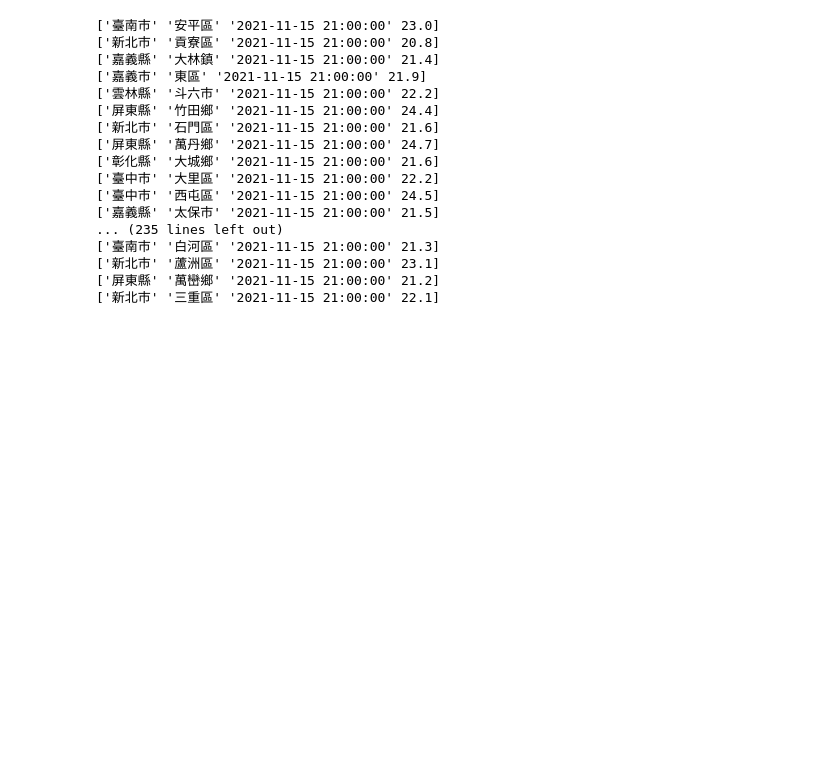
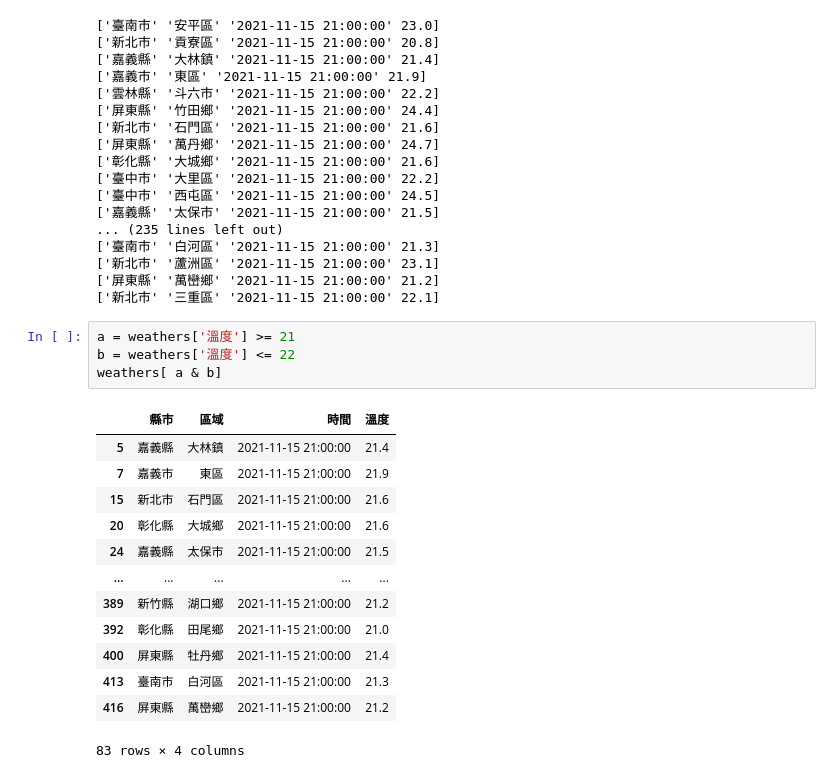
Before and after one commit to roberthsu2003/PythonForDataAnalysis, a Jupyter notebook: 上課內容13/lesson15/lesson15_1.ipynb, the cells around one changed output. Saved outputs shown, nothing was run; the diff lists cells and outputs as text; blank space fills up the shorter version.

```diff
--- a/上課內容13/lesson15/lesson15_1.ipynb
+++ b/上課內容13/lesson15/lesson15_1.ipynb
@@ -148,3 +148,21 @@ for item in greater20.values:
 ['新北市' '蘆洲區' '2021-11-15 21:00:00' 23.1]
 ['屏東縣' '萬巒鄉' '2021-11-15 21:00:00' 21.2]
 ['新北市' '三重區' '2021-11-15 21:00:00' 22.1]
+# %%
+a = weathers['溫度'] >= 21
+b = weathers['溫度'] <= 22
+weathers[ a & b]
+# %% [output]
+|  | 縣市 | 區域 | 時間 | 溫度 |
+| 5 | 嘉義縣 | 大林鎮 | 2021-11-15 21:00:00 | 21.4 |
+| 7 | 嘉義市 | 東區 | 2021-11-15 21:00:00 | 21.9 |
+| 15 | 新北市 | 石門區 | 2021-11-15 21:00:00 | 21.6 |
+| 20 | 彰化縣 | 大城鄉 | 2021-11-15 21:00:00 | 21.6 |
+| 24 | 嘉義縣 | 太保市 | 2021-11-15 21:00:00 | 21.5 |
+| ... | ... | ... | ... | ... |
+| 389 | 新竹縣 | 湖口鄉 | 2021-11-15 21:00:00 | 21.2 |
+| 392 | 彰化縣 | 田尾鄉 | 2021-11-15 21:00:00 | 21.0 |
+| 400 | 屏東縣 | 牡丹鄉 | 2021-11-15 21:00:00 | 21.4 |
+| 413 | 臺南市 | 白河區 | 2021-11-15 21:00:00 | 21.3 |
+| 416 | 屏東縣 | 萬巒鄉 | 2021-11-15 21:00:00 | 21.2 |
+83 rows × 4 columns
```
Also changed, not shown: parts of 2 cells of this notebook, 1 other file.
